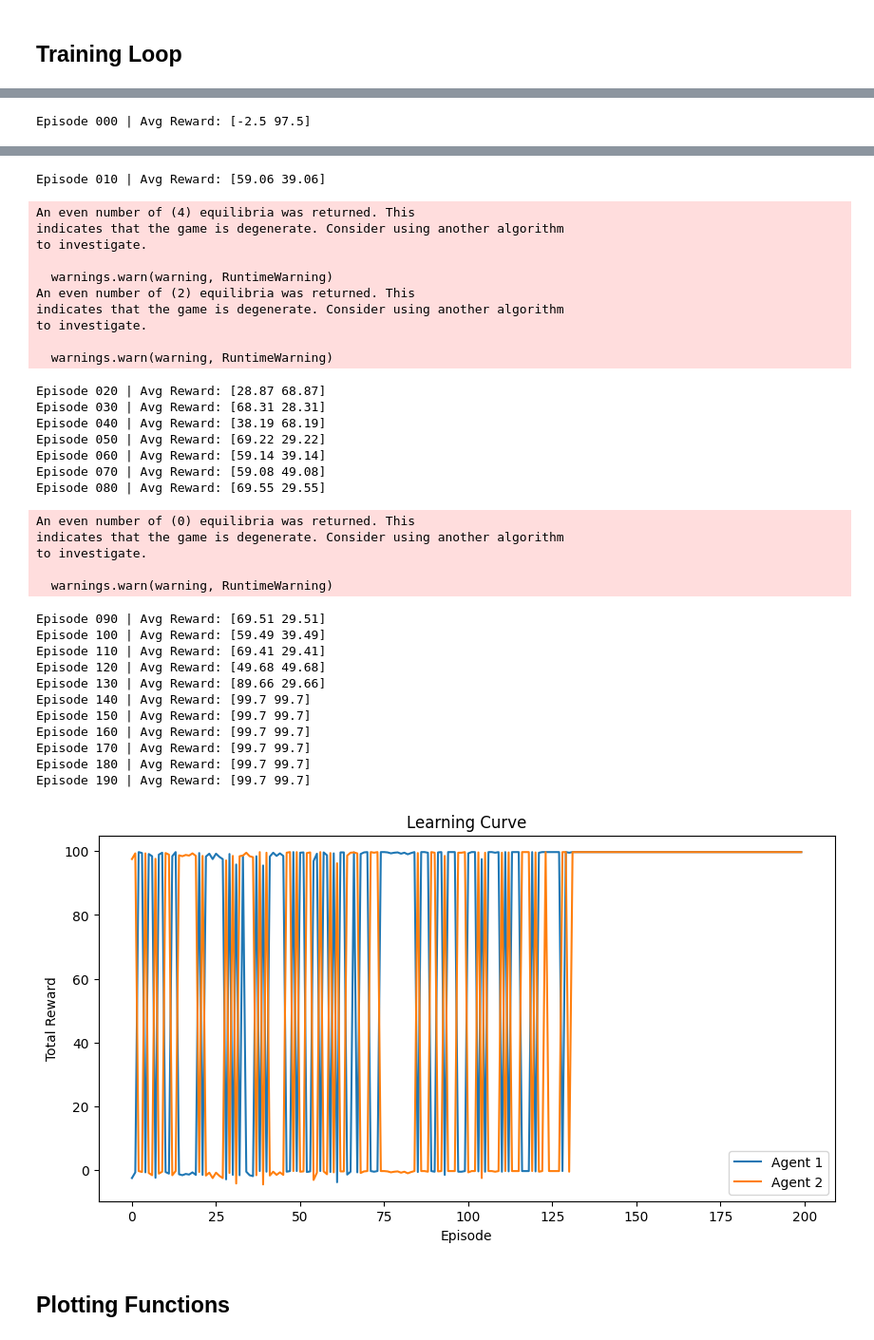
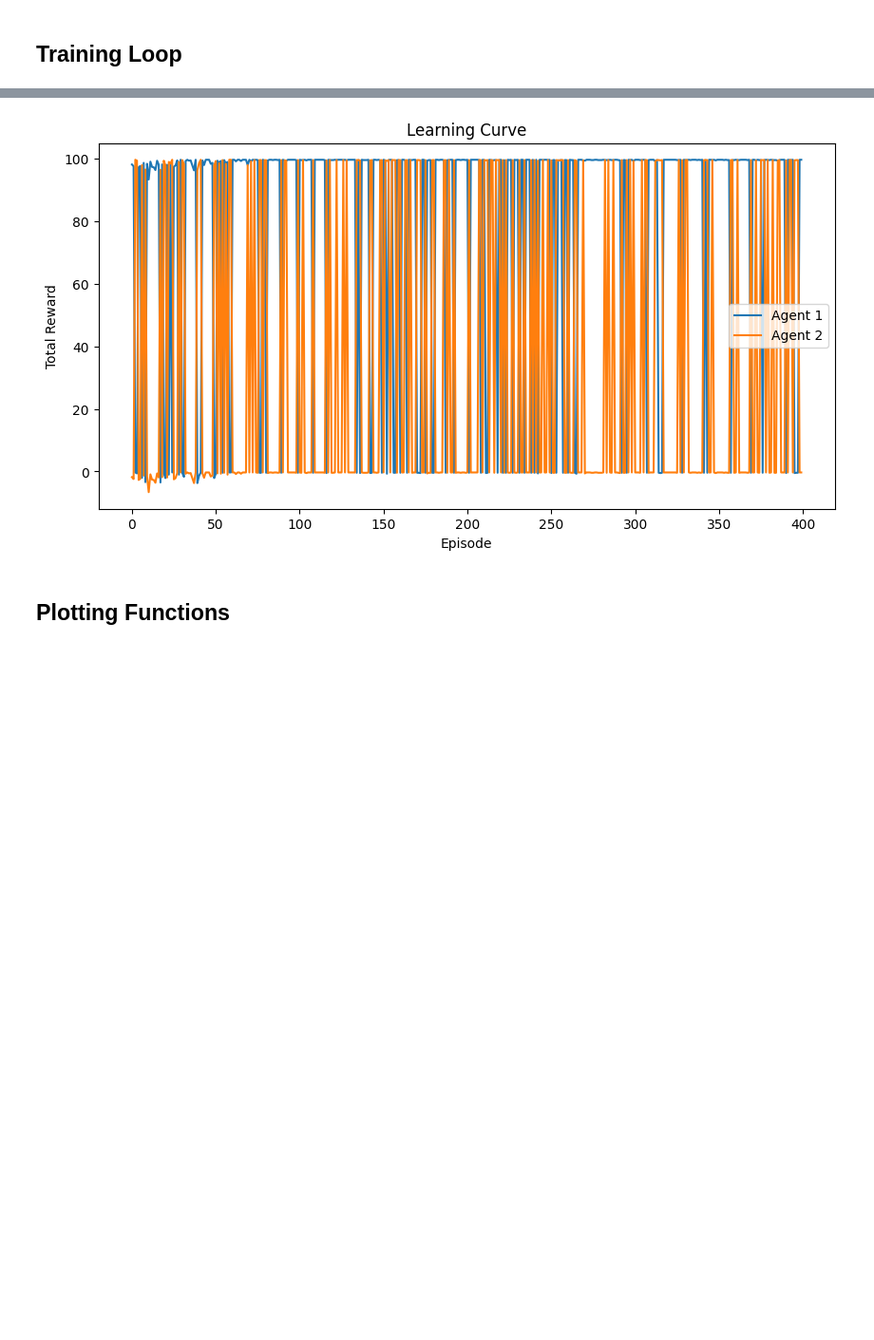
Before and after one commit to valeriacerciello/uzh-masters-project, a Jupyter notebook: Nash-Q-Learning.ipynb, the cells around one changed output, grey strips where cells are left out. Shown: that part at 95% size. Drawn from its saved outputs; the diff is of its cells as text; code cells hidden in the pictures; blank space fills up the shorter version.

```diff
--- a/Nash-Q-Learning.ipynb
+++ b/Nash-Q-Learning.ipynb
@@ -441,11 +441,11 @@ class NashQLearner:
 # %% [markdown]
 ## Training Loop
 # %%
-env = GridGame1()
+env = GridGame2()
 agent = NashQLearner(env, alpha=0.1, gamma=0.99, epsilon=0.5)
 all_episode_rewards = []
 epsilon_decay = []
-n_episodes = 200
+n_episodes = 400
 for episode in range(n_episodes):
     state = env.reset()
     done = False
@@ -479 +490,0 @@ to investigate.
-Episode 000 | Avg Reward: [-2.5 97.5]
@@ -497,38 +491,4 @@ to investigate.
-Episode 010 | Avg Reward: [59.06 39.06]
-An even number of (4) equilibria was returned. This
-indicates that the game is degenerate. Consider using another algorithm
-to investigate.
-
-  warnings.warn(warning, RuntimeWarning)
-An even number of (2) equilibria was returned. This
-indicates that the game is degenerate. Consider using another algorithm
-to investigate.
-
-  warnings.warn(warning, RuntimeWarning)
-Episode 020 | Avg Reward: [28.87 68.87]
-Episode 030 | Avg Reward: [68.31 28.31]
-Episode 040 | Avg Reward: [38.19 68.19]
-Episode 050 | Avg Reward: [69.22 29.22]
-Episode 060 | Avg Reward: [59.14 39.14]
-Episode 070 | Avg Reward: [59.08 49.08]
-Episode 080 | Avg Reward: [69.55 29.55]
-An even number of (0) equilibria was returned. This
-indicates that the game is degenerate. Consider using another algorithm
-to investigate.
-
-  warnings.warn(warning, RuntimeWarning)
-Episode 090 | Avg Reward: [69.51 29.51]
-Episode 100 | Avg Reward: [59.49 39.49]
-Episode 110 | Avg Reward: [69.41 29.41]
-Episode 120 | Avg Reward: [49.68 49.68]
-Episode 130 | Avg Reward: [89.66 29.66]
-Episode 140 | Avg Reward: [99.7 99.7]
-Episode 150 | Avg Reward: [99.7 99.7]
-Episode 160 | Avg Reward: [99.7 99.7]
-Episode 170 | Avg Reward: [99.7 99.7]
-Episode 180 | Avg Reward: [99.7 99.7]
-Episode 190 | Avg Reward: [99.7 99.7]
-[figure, old version]
+[figure, new version]
 # %% [markdown]
 ## Plotting Functions
 # %%
```
Also changed, not shown: parts of 3 cells of this notebook.
